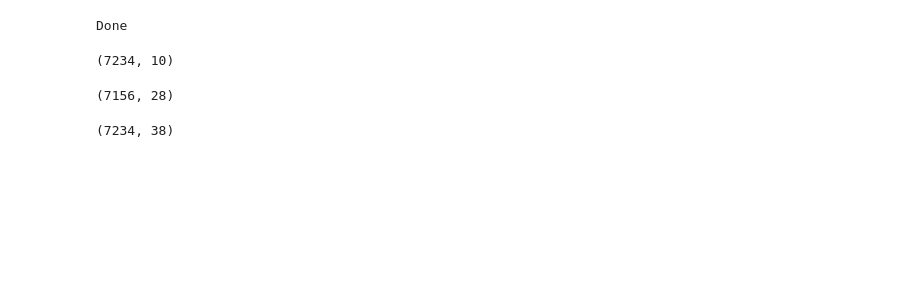
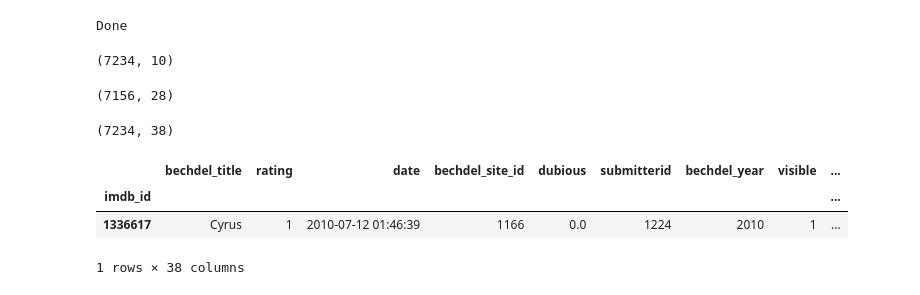
Before and after one commit to raddick/movies, a Jupyter notebook: 5. Join all datasets.ipynb, the cells around one changed output. Cells and saved outputs as stored; diff of their text form; code cells hidden in the pictures; blank space fills up the shorter version.

```diff
--- a/5. Join all datasets.ipynb
+++ b/5. Join all datasets.ipynb
@@ -48,24 +48,29 @@ omdb_df.shape  # 7,156 rows x 28 columns
 # %%
 #bechdel_df.groupby(pd.isnull(bechdel_df['bechdel_site_id'])).size()  # False: 7253 (all rows have bechdel_site_id)
 #omdb_df.groupby(pd.isnull(omdb_df['imdbyear'])).size() # False: 7155 (all rows have )
 
 joined_df = bechdel_df.join(omdb_df, how='left')
 
 # All matches probably correct because we used imdb_id to match...
 ### But let's investigate a 1% random sample just to make sure
 #bechdel_omdb_join_test_df = joined_df[['bechdel_title','bechdel_year','imdbtitle','imdbyear']].sample(frac=0.01)
 #bechdel_omdb_join_test_df.to_csv('bechdel_omdb_join_test.csv',encoding='utf-8')
 #print('Matcher test file written as bechdel_omdb_join_test.csv.')
 # Match looks good to Jordan! 2017-06-25 16:48:00
 #joined_df.shape # 7,253 rows x 37 colummns
 #print('Done')
 
-joined_df.shape
+print(joined_df.shape)
+joined_df.sample(1)
 
 #joined_df[joined_df.index.duplicated() == True]  # no duplicate index values
 #joined_df[['bechdel_title','bechdel_year','imdbtitle','imdbyear']][joined_df['bechdel_title'] != joined_df['imdbtitle']]
 # %% [output]
 (7234, 38)
+|  | bechdel_title | rating | date | bechdel_site_id | dubious | submitterid | bechdel_year | visible | ... |
+| imdb_id |  |  |  |  |  |  |  |  | ... |
+| 1336617 | Cyrus | 1 | 2010-07-12 01:46:39 | 1166 | 0.0 | 1224 | 2010 | 1 | ... |
+1 rows × 38 columns
 # %%
 llaves_df = pd.read_csv('llaves.csv',encoding='utf-8')
 
```
Also changed, not shown: parts of 8 cells of this notebook, 5 other files.
